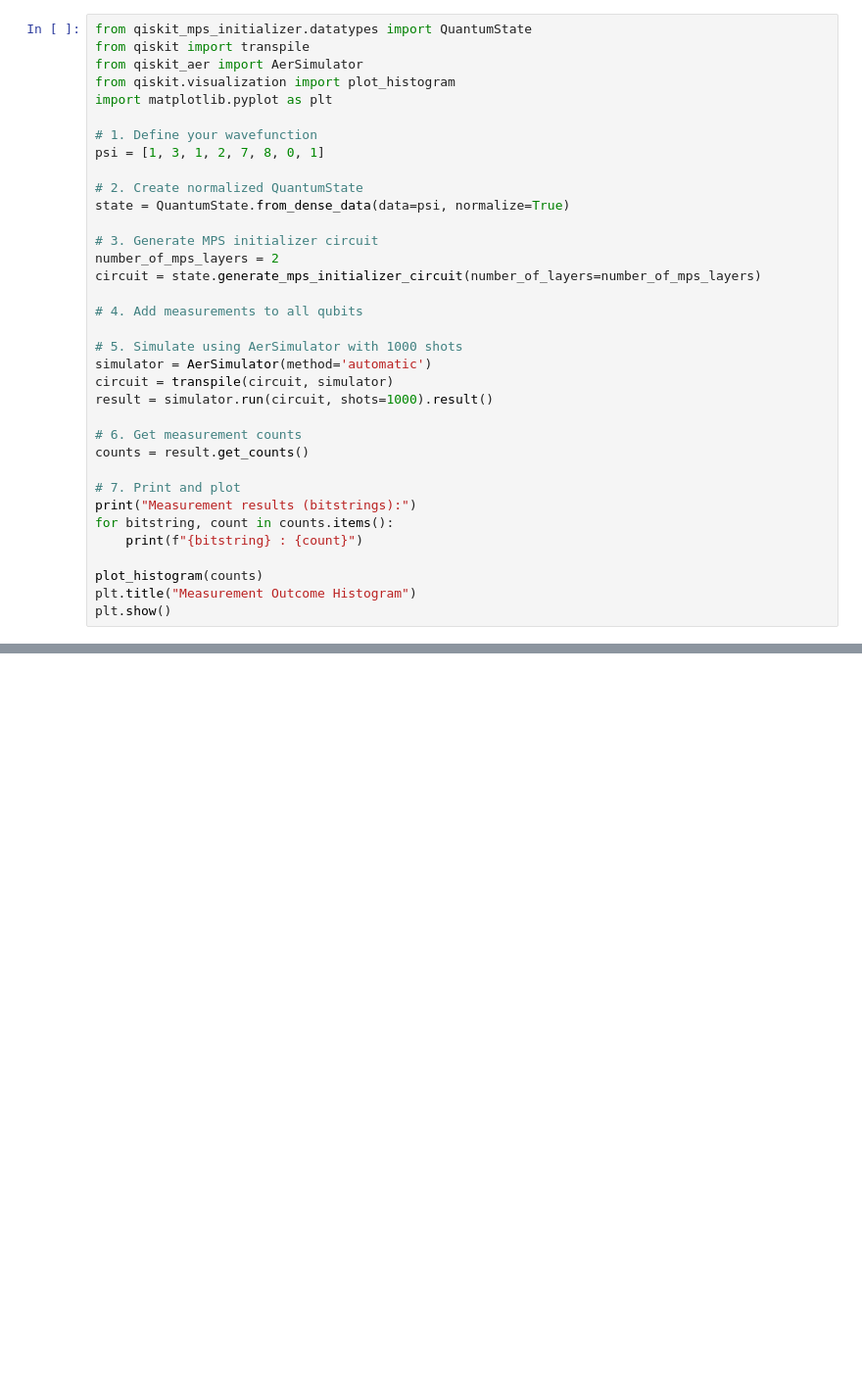
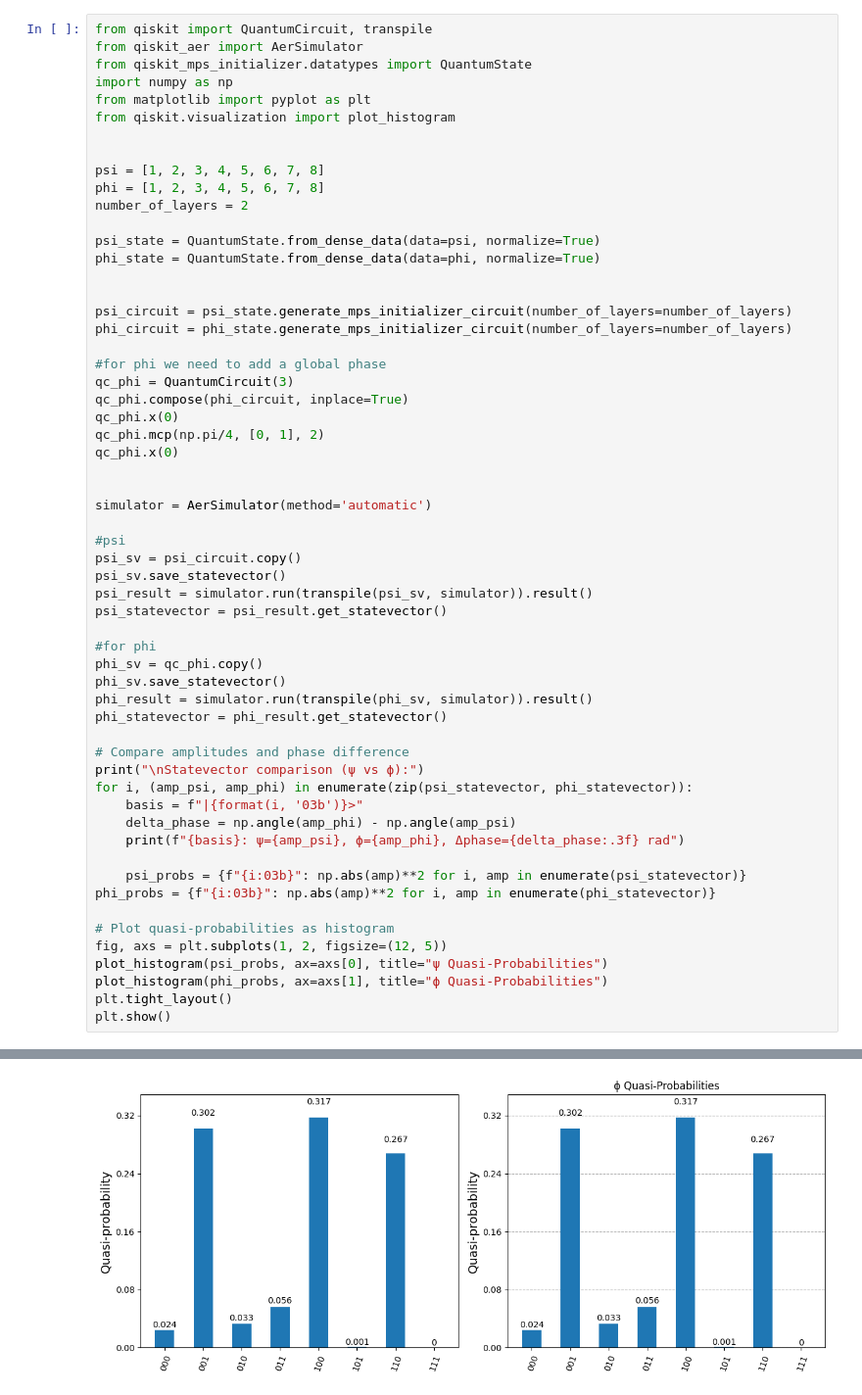
Before and after one commit to aizzen3/QCproject, a Jupyter notebook: qq.ipynb, the cells around one changed output, grey strips where cells are left out. Shown at 98% size. Drawn from its saved outputs; the diff is of its cells as text; blank space fills up the shorter version.

```diff
--- a/qq.ipynb
+++ b/qq.ipynb
@@ -151,37 +148,60 @@ Counts: {np.str_('000'): np.float64(0.007294917207787), np.str_('001'): np.float
 # %%
+from qiskit import QuantumCircuit, transpile
+from qiskit_aer import AerSimulator
 from qiskit_mps_initializer.datatypes import QuantumState
-from qiskit import transpile
-from qiskit_aer import AerSimulator
+import numpy as np
+from matplotlib import pyplot as plt
 from qiskit.visualization import plot_histogram
-import matplotlib.pyplot as plt
 
-# 1. Define your wavefunction
-psi = [1, 3, 1, 2, 7, 8, 0, 1]
 
-# 2. Create normalized QuantumState
-state = QuantumState.from_dense_data(data=psi, normalize=True)
+psi = [1, 2, 3, 4, 5, 6, 7, 8]
+phi = [1, 2, 3, 4, 5, 6, 7, 8]
+number_of_layers = 2
 
-# 3. Generate MPS initializer circuit
-number_of_mps_layers = 2
-circuit = state.generate_mps_initializer_circuit(number_of_layers=number_of_mps_layers)
+psi_state = QuantumState.from_dense_data(data=psi, normalize=True)
+phi_state = QuantumState.from_dense_data(data=phi, normalize=True)
 
-# 4. Add measurements to all qubits
 
-# 5. Simulate using AerSimulator with 1000 shots
+psi_circuit = psi_state.generate_mps_initializer_circuit(number_of_layers=number_of_layers)
+phi_circuit = phi_state.generate_mps_initializer_circuit(number_of_layers=number_of_layers)
+
+#for phi we need to add a global phase
+qc_phi = QuantumCircuit(3)
+qc_phi.compose(phi_circuit, inplace=True)
+qc_phi.x(0)
+qc_phi.mcp(np.pi/4, [0, 1], 2)
+qc_phi.x(0)
+
+
 simulator = AerSimulator(method='automatic')
-circuit = transpile(circuit, simulator)
-result = simulator.run(circuit, shots=1000).result()
 
-# 6. Get measurement counts
-counts = result.get_counts()
+#psi
+psi_sv = psi_circuit.copy()
+psi_sv.save_statevector()
+psi_result = simulator.run(transpile(psi_sv, simulator)).result()
+psi_statevector = psi_result.get_statevector()
 
-# 7. Print and plot
-print("Measurement results (bitstrings):")
-for bitstring, count in counts.items():
-    print(f"{bitstring} : {count}")
+#for phi
+phi_sv = qc_phi.copy()
+phi_sv.save_statevector()
+phi_result = simulator.run(transpile(phi_sv, simulator)).result()
+phi_statevector = phi_result.get_statevector()
 
-plot_histogram(counts)
-plt.title("Measurement Outcome Histogram")
+# Compare amplitudes and phase difference
+print("\nStatevector comparison (ψ vs ϕ):")
+for i, (amp_psi, amp_phi) in enumerate(zip(psi_statevector, phi_statevector)):
+    basis = f"|{format(i, '03b')}>"
+    delta_phase = np.angle(amp_phi) - np.angle(amp_psi)
+    print(f"{basis}: ψ={amp_psi}, ϕ={amp_phi}, Δphase={delta_phase:.3f} rad")
+
+    psi_probs = {f"{i:03b}": np.abs(amp)**2 for i, amp in enumerate(psi_statevector)}
+phi_probs = {f"{i:03b}": np.abs(amp)**2 for i, amp in enumerate(phi_statevector)}
+
+# Plot quasi-probabilities as histogram
+fig, axs = plt.subplots(1, 2, figsize=(12, 5))
+plot_histogram(psi_probs, ax=axs[0], title="ψ Quasi-Probabilities")
+plot_histogram(phi_probs, ax=axs[1], title="ϕ Quasi-Probabilities")
+plt.tight_layout()
 plt.show()
 # %% [output]
 DEBUG LOG: MPS initializer generator was called. This log is for the purpose of reducing the number of calls to this function.
@@ -188,0 +219 @@ QiskitError: 'No counts for experiment "0"'
+[figure, added]
```
Also changed, not shown: parts of 6 cells of this notebook, 4 other files.
